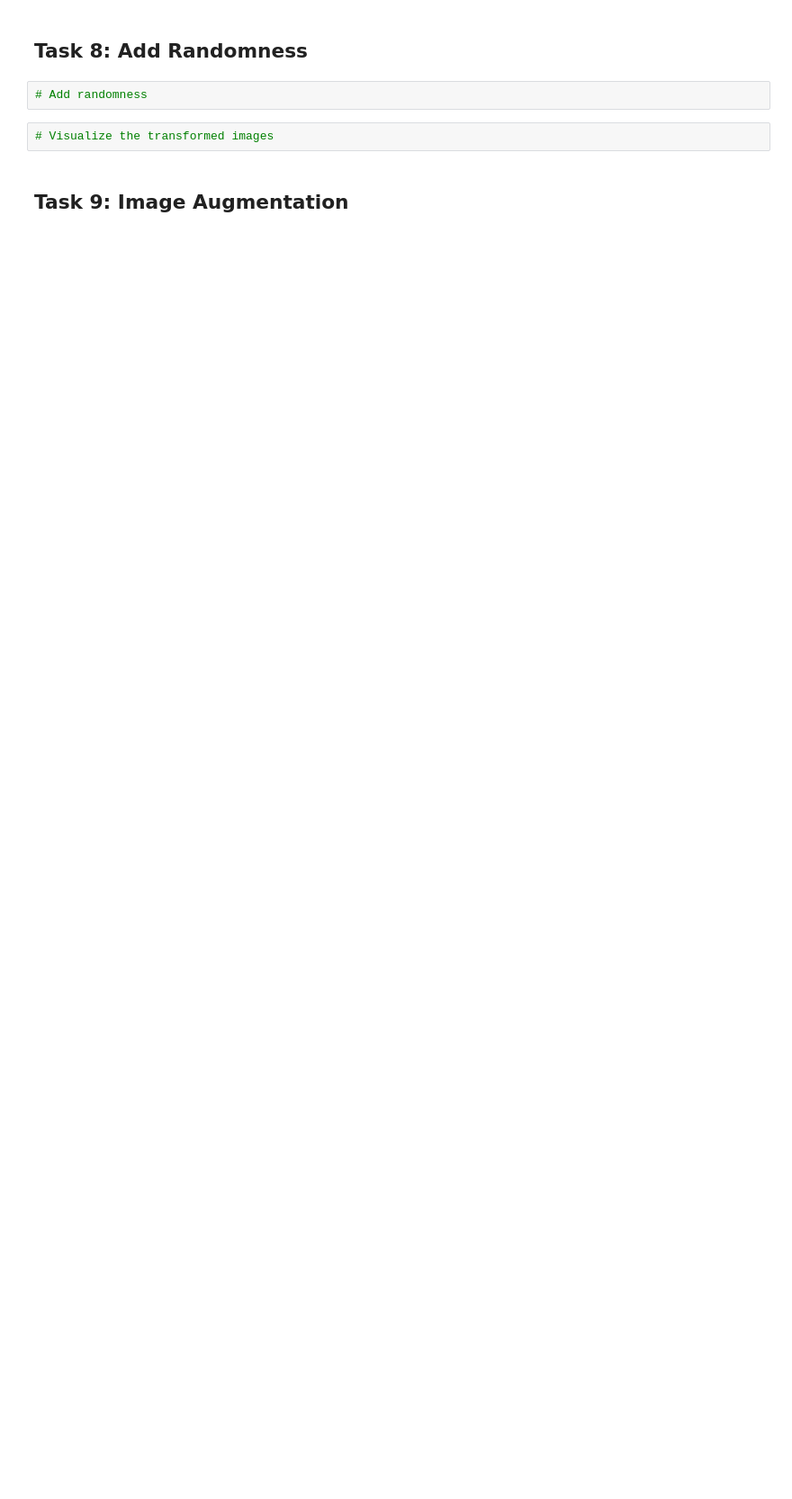
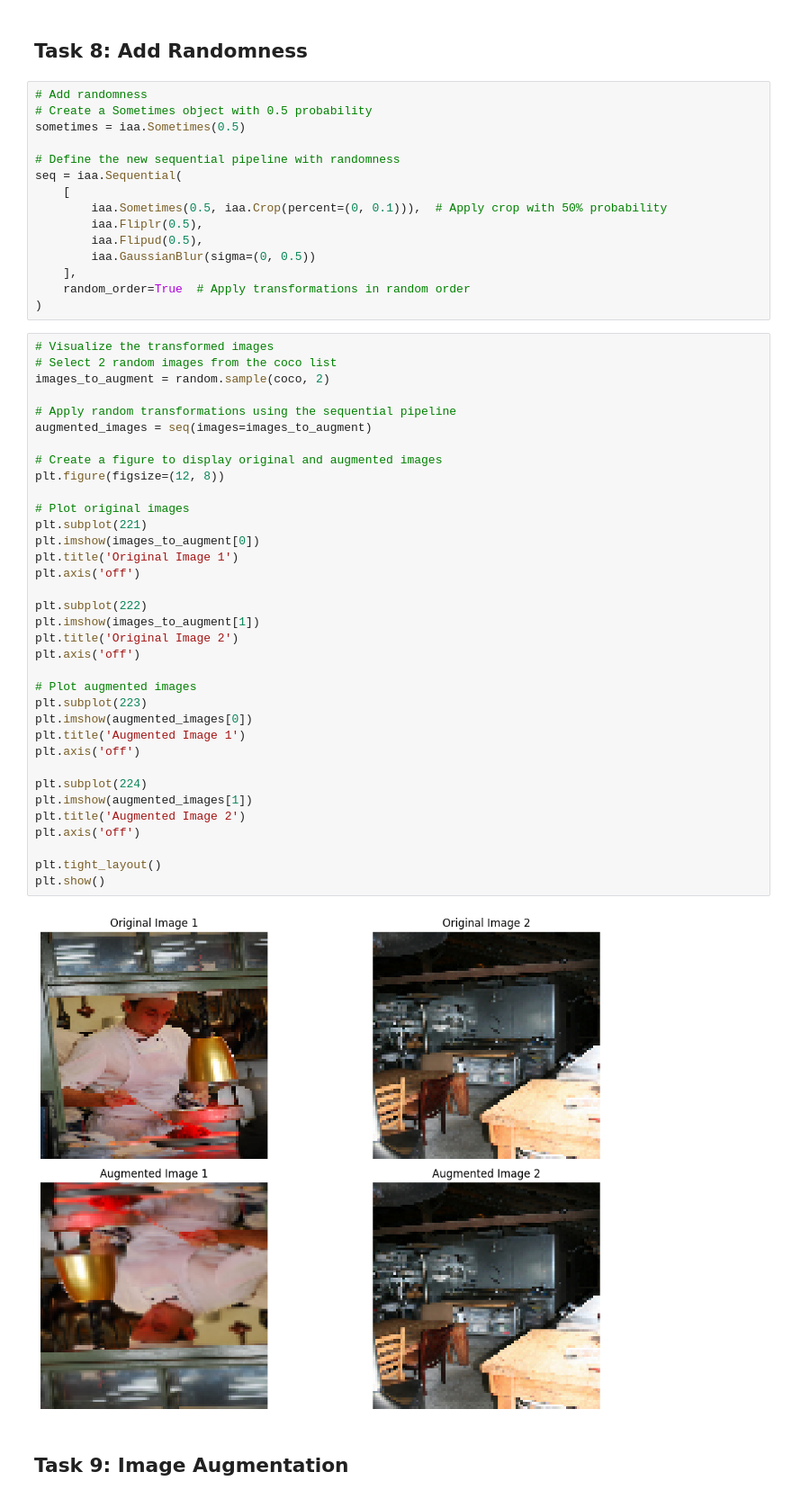
Before and after one commit to mobatusi/data-augmentation-ml, a Jupyter notebook: data_augmentation.ipynb, the cells around one changed output. Shown at 90% size. Cells and saved outputs as stored; diff of their text form; blank space fills up the shorter version.

```diff
--- a/data_augmentation.ipynb
+++ b/data_augmentation.ipynb
@@ -255,8 +255,56 @@ plt.show()
 ## Task 8: Add Randomness
 # %%
 # Add randomness
+# Create a Sometimes object with 0.5 probability
+sometimes = iaa.Sometimes(0.5)
+
+# Define the new sequential pipeline with randomness
+seq = iaa.Sequential(
+    [
+        iaa.Sometimes(0.5, iaa.Crop(percent=(0, 0.1))),  # Apply crop with 50% probability
+        iaa.Fliplr(0.5),
+        iaa.Flipud(0.5),
+        iaa.GaussianBlur(sigma=(0, 0.5))
+    ],
+    random_order=True  # Apply transformations in random order
+)
 # %%
 # Visualize the transformed images
+# Select 2 random images from the coco list
+images_to_augment = random.sample(coco, 2)
+
+# Apply random transformations using the sequential pipeline
+augmented_images = seq(images=images_to_augment)
+
+# Create a figure to display original and augmented images
+plt.figure(figsize=(12, 8))
+
+# Plot original images
+plt.subplot(221)
+plt.imshow(images_to_augment[0])
+plt.title('Original Image 1')
+plt.axis('off')
+
+plt.subplot(222)
+plt.imshow(images_to_augment[1])
+plt.title('Original Image 2')
+plt.axis('off')
+
+# Plot augmented images
+plt.subplot(223)
+plt.imshow(augmented_images[0])
+plt.title('Augmented Image 1')
+plt.axis('off')
+
+plt.subplot(224)
+plt.imshow(augmented_images[1])
+plt.title('Augmented Image 2')
+plt.axis('off')
+
+plt.tight_layout()
+plt.show()
+# %% [output]
+[figure, added]
 # %% [markdown]
 ## Task 9: Image Augmentation
 # %%
```
Also changed, not shown: parts of 2 cells of this notebook.
